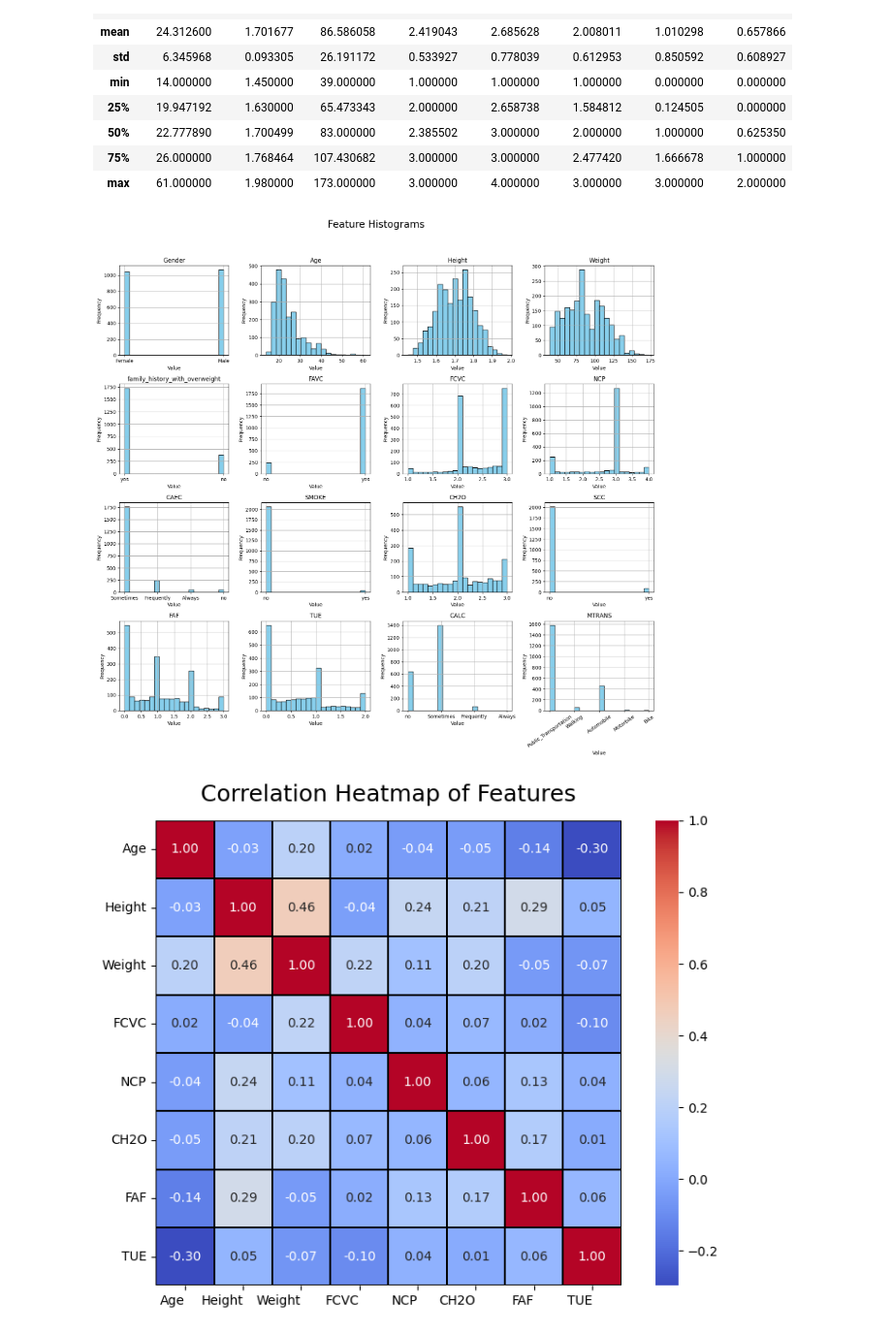
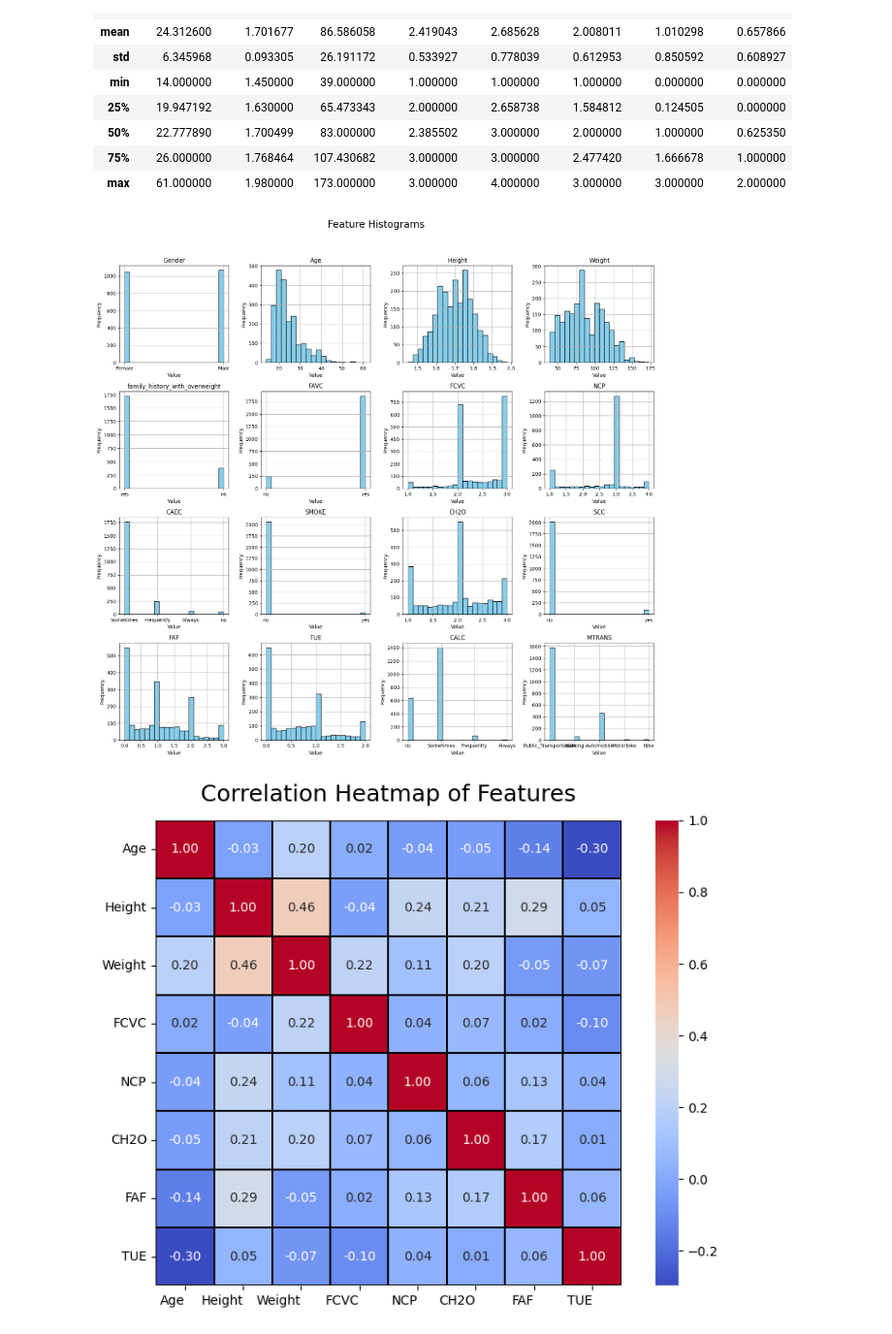
Before and after one commit to irtizzaaa/Machine-Learning-Assignment, a Jupyter notebook: ML_Task2.ipynb, the cells around one changed output. Shown at 97% size. Saved outputs shown, nothing was run; the diff lists cells and outputs as text; code cells hidden in the pictures.

```diff
--- a/ML_Task2.ipynb
+++ b/ML_Task2.ipynb
@@ -52,37 +52,37 @@ df.describe()
 # %%
 import math
 import matplotlib.pyplot as plt
 
+# Define the correct target column name
+target_column = 'NObeyesdad'  # Updated target column name
+features = df.columns[df.columns != target_column]  # Exclude the target column
+
 # Number of features to plot
-num_features = len(df.columns) - 1  # Excluding the target 'Class'
+num_features = len(features)  # Number of feature columns
 num_cols = 4  # Number of columns for the grid
 num_rows = math.ceil(num_features / num_cols)  # Calculate required rows
 
 # Set up the grid for subplots to display each feature's histogram
 fig, axes = plt.subplots(num_rows, num_cols, figsize=(16, num_rows * 4))
 fig.suptitle("Feature Histograms", fontsize=20)  # Title for all histograms
 
 # Plot each feature in a separate subplot
 for i, feature in enumerate(features):
     row, col = divmod(i, num_cols)
     df[feature].hist(bins=20, ax=axes[row, col], color='skyblue', edgecolor='black')
     axes[row, col].set_title(feature)
     axes[row, col].set_xlabel("Value")
     axes[row, col].set_ylabel("Frequency")
 
-    # Rotate x-axis labels only for the "MTRANS" feature to avoid overlap
-    if feature == "MTRANS":
-        axes[row, col].tick_params(axis='x', rotation=35)
-
 # Remove any empty subplot if number of features is not a multiple of num_cols
 for j in range(i + 1, num_rows * num_cols):
     row, col = divmod(j, num_cols)
     fig.delaxes(axes[row, col])
 
 plt.tight_layout(rect=[0, 0.03, 1, 0.95])  # Adjust layout to fit title and reduce spacing
 plt.show()
 # %% [output]
-[figure, old version]
+[figure, new version]
 # %%
 import seaborn as sns
 import matplotlib.pyplot as plt
```
Also changed, not shown: parts of 3 cells of this notebook, 2 other files.
